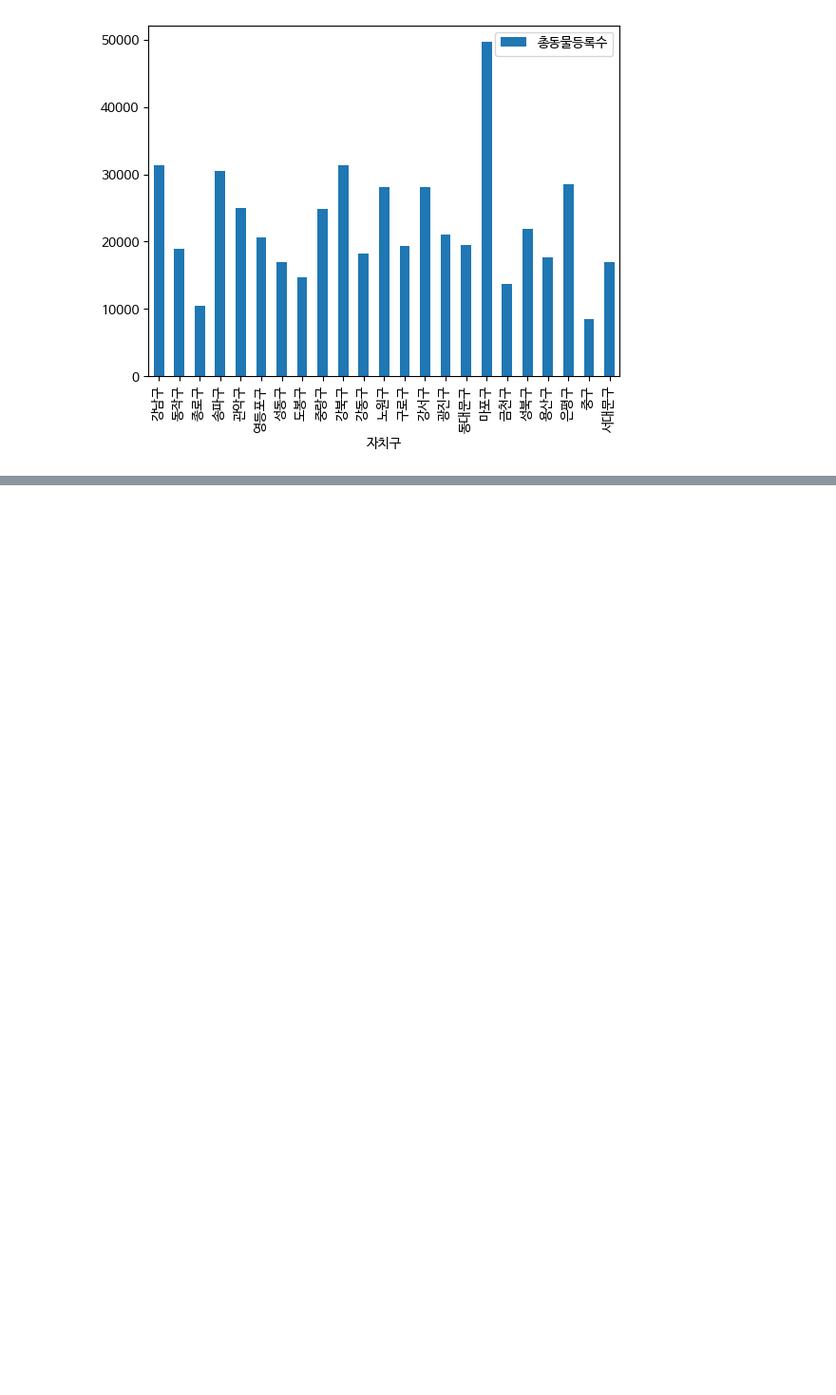
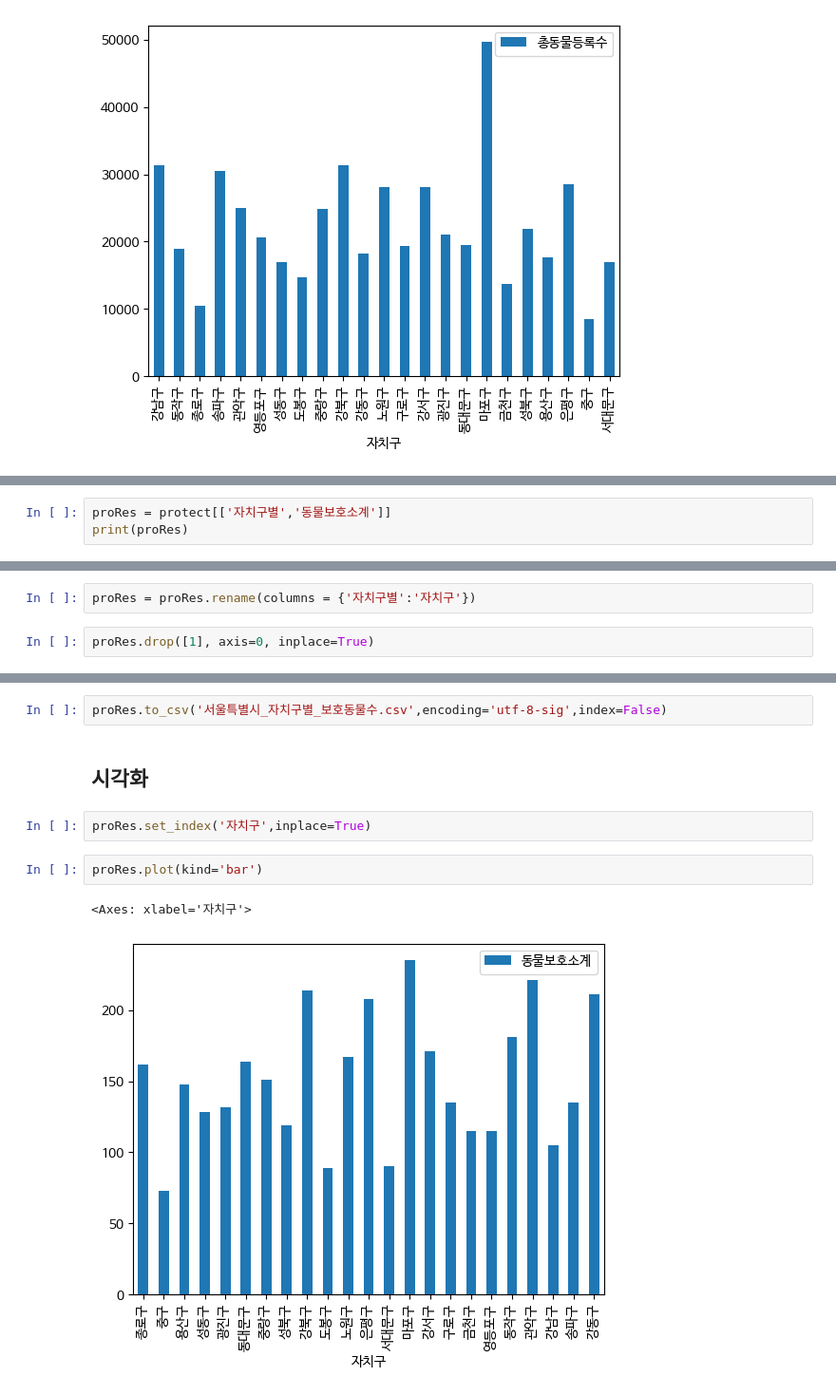
Before and after one commit to gogowonji/Big-Data-Analysis, a Jupyter notebook: finalProject.ipynb, the cells around one changed output, grey strips where cells are left out. Shown: that part at 95% size. Cells and saved outputs as stored; diff of their text form; blank space fills up the shorter version.

```diff
--- a/finalProject.ipynb
+++ b/finalProject.ipynb
@@ -1456,0 +1719,3 @@ df.plot(kind='bar')
+# %%
+proRes = protect[['자치구별','동물보호소계']]
+print(proRes)
@@ -1456,0 +1740,4 @@ df.plot(kind='bar')
+# %%
+proRes = proRes.rename(columns = {'자치구별':'자치구'})
+# %%
+proRes.drop([1], axis=0, inplace=True)
@@ -1456,0 +1770,11 @@ df.plot(kind='bar')
+# %%
+proRes.to_csv('서울특별시_자치구별_보호동물수.csv',encoding='utf-8-sig',index=False)
+# %% [markdown]
+## 시각화
+# %%
+proRes.set_index('자치구',inplace=True)
+# %%
+proRes.plot(kind='bar')
+# %% [output]
+<Axes: xlabel='자치구'>
+[figure, added]
```
Also changed, not shown: parts of 41 cells of this notebook.
